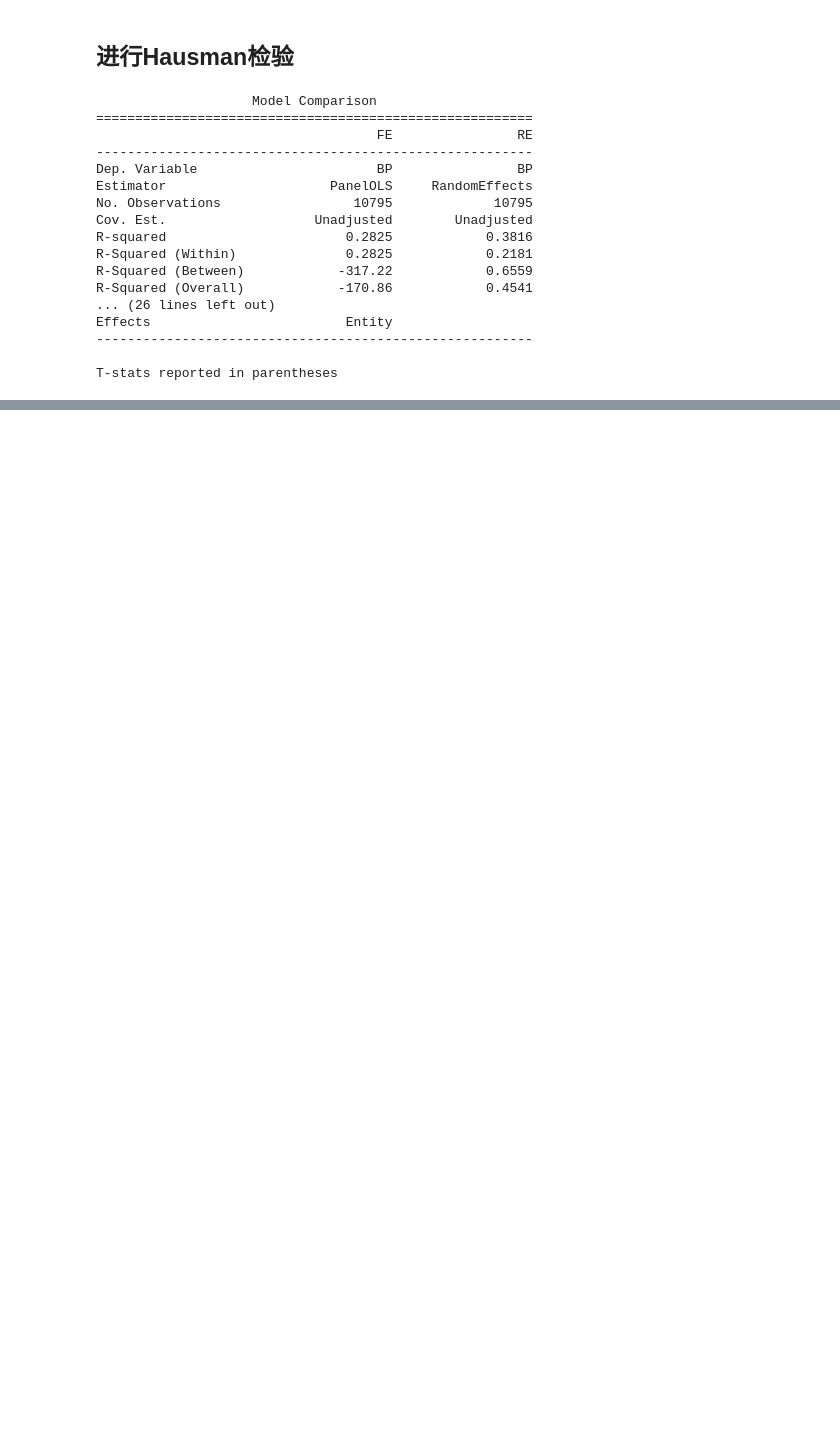
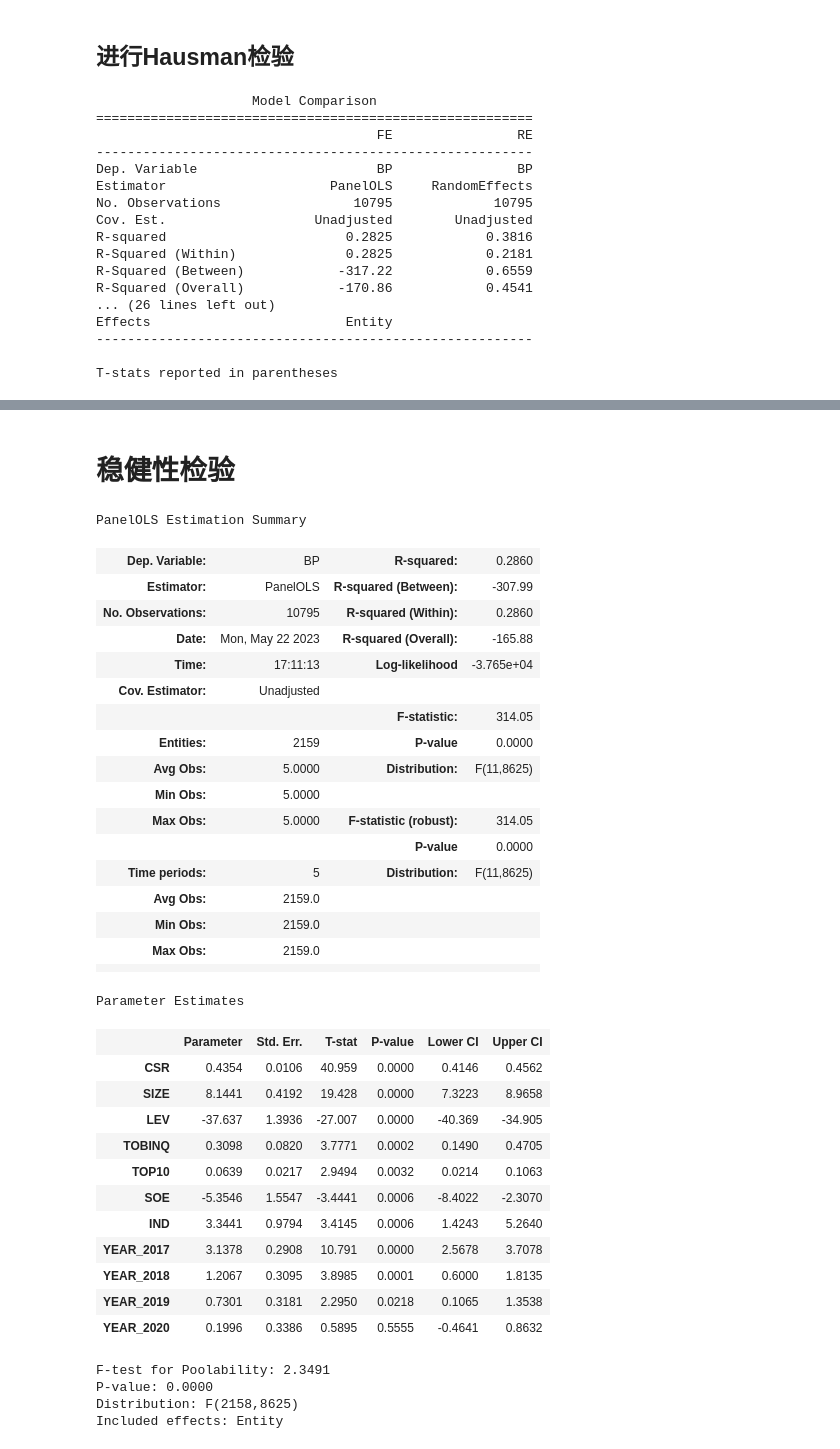
Before and after one commit to jiuwu-zzx/econometrics_homework, a Jupyter notebook: data_analysis.ipynb, the cells around one changed output, grey strips where cells are left out. Drawn from its saved outputs; the diff is of its cells as text; code cells hidden in the pictures; blank space fills up the shorter version.

```diff
--- a/data_analysis.ipynb
+++ b/data_analysis.ipynb
@@ -459,0 +482,65 @@ p-Value:0.00000
+# %% [markdown]
+# 稳健性检验
+# %%
+# 选择2017年和2018年的数据作为子样本
+sub_data = data_with_dummies.loc[data_with_dummies.index.get_level_values('YEAR').isin([2017, 2018])]
+# 建立固定效应模型
+model_fe = PanelOLS(sub_data['BP'],
+                    sub_data[
+                        ['CSR', 'SIZE', 'LEV', 'TOBINQ', 'TOP10', 'SOE', 'IND', 'YEAR_2017', 'YEAR_2018']],
+                    entity_effects=True)  # 使用entity_effects参数启用固定效应
+# 拟合模型
+results_fe = model_fe.fit()
+# 查看回归结果
+results_fe.summary
+
+# 对CSR变量进行缩尾处理，去除上下1%的极端值
+from scipy.stats.mstats import winsorize
+
+data_with_dummies['CSR'] = winsorize(data_with_dummies['CSR'], limits=[0.01, 0.01])
+# 建立固定效应模型
+model_fe = PanelOLS(data_with_dummies['BP'],
+                    data_with_dummies[
+                        ['CSR', 'SIZE', 'LEV', 'TOBINQ', 'TOP10', 'SOE', 'IND', 'YEAR_2017', 'YEAR_2018',
+                         'YEAR_2019', 'YEAR_2020']],
+                    entity_effects=True)  # 使用entity_effects参数启用固定效应
+# 拟合模型
+results_fe = model_fe.fit()
+# 查看回归结果
+results_fe.summary
+# %% [output]
+PanelOLS Estimation Summary
+| Dep. Variable: | BP | R-squared: | 0.2860 |
+| Estimator: | PanelOLS | R-squared (Between): | -307.99 |
+| No. Observations: | 10795 | R-squared (Within): | 0.2860 |
+| Date: | Mon, May 22 2023 | R-squared (Overall): | -165.88 |
+| Time: | 17:11:13 | Log-likelihood | -3.765e+04 |
+| Cov. Estimator: | Unadjusted |  |  |
+|  |  | F-statistic: | 314.05 |
+| Entities: | 2159 | P-value | 0.0000 |
+| Avg Obs: | 5.0000 | Distribution: | F(11,8625) |
+| Min Obs: | 5.0000 |  |  |
+| Max Obs: | 5.0000 | F-statistic (robust): | 314.05 |
+|  |  | P-value | 0.0000 |
+| Time periods: | 5 | Distribution: | F(11,8625) |
+| Avg Obs: | 2159.0 |  |  |
+| Min Obs: | 2159.0 |  |  |
+| Max Obs: | 2159.0 |  |  |
+|  |  |  |  |
+Parameter Estimates
+|  | Parameter | Std. Err. | T-stat | P-value | Lower CI | Upper CI |
+| CSR | 0.4354 | 0.0106 | 40.959 | 0.0000 | 0.4146 | 0.4562 |
+| SIZE | 8.1441 | 0.4192 | 19.428 | 0.0000 | 7.3223 | 8.9658 |
+| LEV | -37.637 | 1.3936 | -27.007 | 0.0000 | -40.369 | -34.905 |
+| TOBINQ | 0.3098 | 0.0820 | 3.7771 | 0.0002 | 0.1490 | 0.4705 |
+| TOP10 | 0.0639 | 0.0217 | 2.9494 | 0.0032 | 0.0214 | 0.1063 |
+| SOE | -5.3546 | 1.5547 | -3.4441 | 0.0006 | -8.4022 | -2.3070 |
+| IND | 3.3441 | 0.9794 | 3.4145 | 0.0006 | 1.4243 | 5.2640 |
+| YEAR_2017 | 3.1378 | 0.2908 | 10.791 | 0.0000 | 2.5678 | 3.7078 |
+| YEAR_2018 | 1.2067 | 0.3095 | 3.8985 | 0.0001 | 0.6000 | 1.8135 |
+| YEAR_2019 | 0.7301 | 0.3181 | 2.2950 | 0.0218 | 0.1065 | 1.3538 |
+| YEAR_2020 | 0.1996 | 0.3386 | 0.5895 | 0.5555 | -0.4641 | 0.8632 |
+F-test for Poolability: 2.3491
+P-value: 0.0000
+Distribution: F(2158,8625)
+Included effects: Entity
```
Also changed, not shown: parts of 12 cells of this notebook, 4 other files.
